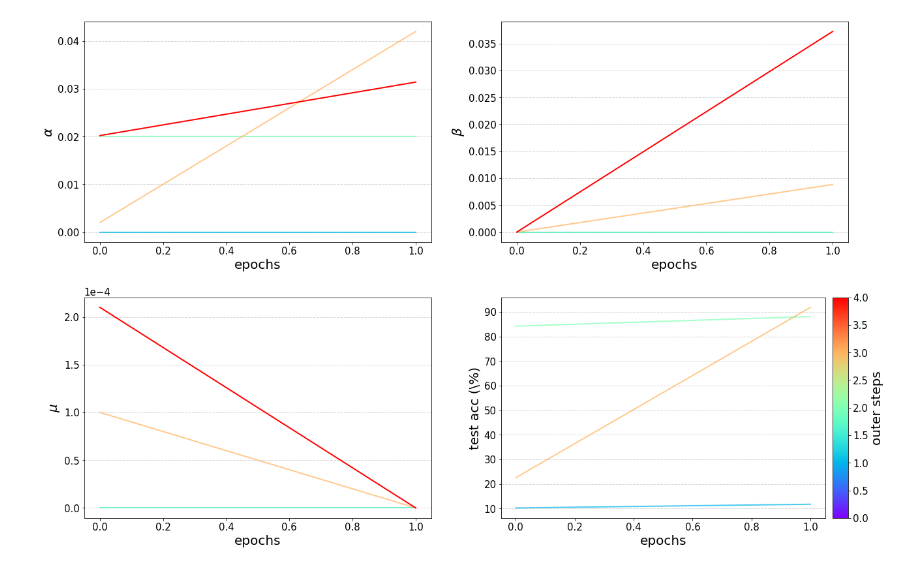
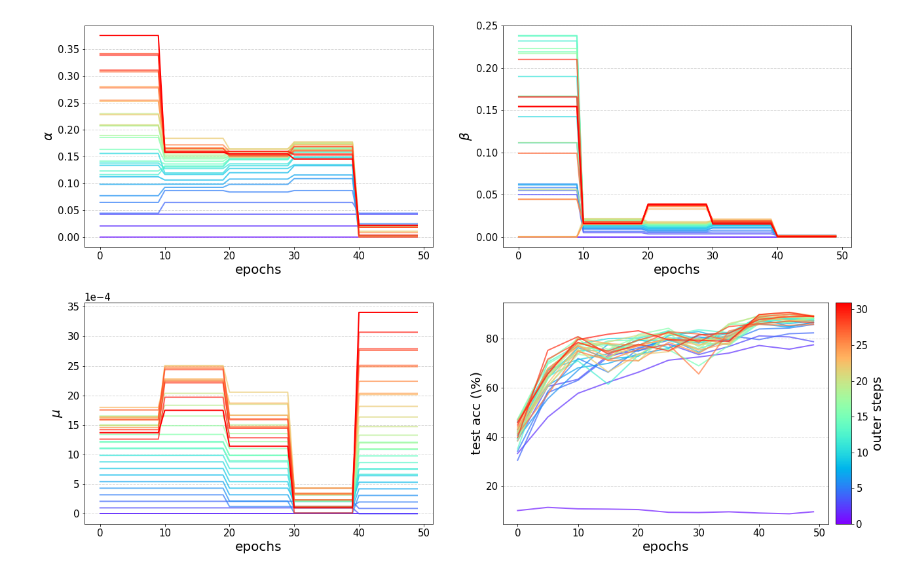
Before and after one commit to polo5/NonGreedyGradientHPO, a Jupyter notebook: notebooks/Plots.ipynb, the cells around one changed output. Saved outputs shown, nothing was run; the diff lists cells and outputs as text; code cells hidden in the pictures.

Commit message:
folder path updates

```diff
--- a/notebooks/Plots.ipynb
+++ b/notebooks/Plots.ipynb
@@ -145,7 +145,8 @@ def plot_hyperparameters(exp_path):
     plt.subplots_adjust(wspace=0.2, hspace=0.25)
     #ig.savefig("./cifar10.pdf", bbox_inches='tight');
 # %%
-exp_path = '/home/paul/git/NonGreedyGradientHPO/logs/FSL_MNIST_LeNet_nr3_nepr2_learn2lrs-p0.1-t0.02_learn2moms-p0.1-t0.05_learn2wds-p0.1-t0.0001_initxavier-1_tbs512_ilr0_imom0_iwd0_olr0.1_omom0.1_HZclamp100_gradsclamp3_S0'
+#exp_path = '/home/paul/git/NonGreedyGradientHPO/logs/FSL_MNIST_LeNet_nr3_nepr2_learn2lrs-p0.1-t0.02_learn2moms-p0.1-t0.05_learn2wds-p0.1-t0.0001_initxavier-1_tbs512_ilr0_imom0_iwd0_olr0.1_omom0.1_HZclamp100_gradsclamp3_S0'
+exp_path = '/home/paul/LOCAL_logs/GreedyGrad/Scheduler_learning/FullHorizon/lr_mom_wd/run3_learn_all_dice_init_and_outer_opt/tbs_256_is_good_89.33_20_runs_+1024_is_not_good/FSL_CIFAR10_WRN-16-1_nBN_ReLU_nr30_nepr50_learn5lrs-p0.1-t0.02_learn5moms-p0.1-t0.05_learn5wds-p0.1-t0.0001_initxavier-1.0_norm1.0_tbs256_ilr0.0_fixed_imom0.0_iwd0.0_olr0.1_omom0.1_HZclamp100.0_gradsclamp3.0_S1'
 plot_hyperparameters(exp_path)
 # %% [output]
-[figure, old version]
+[figure, new version]
```
